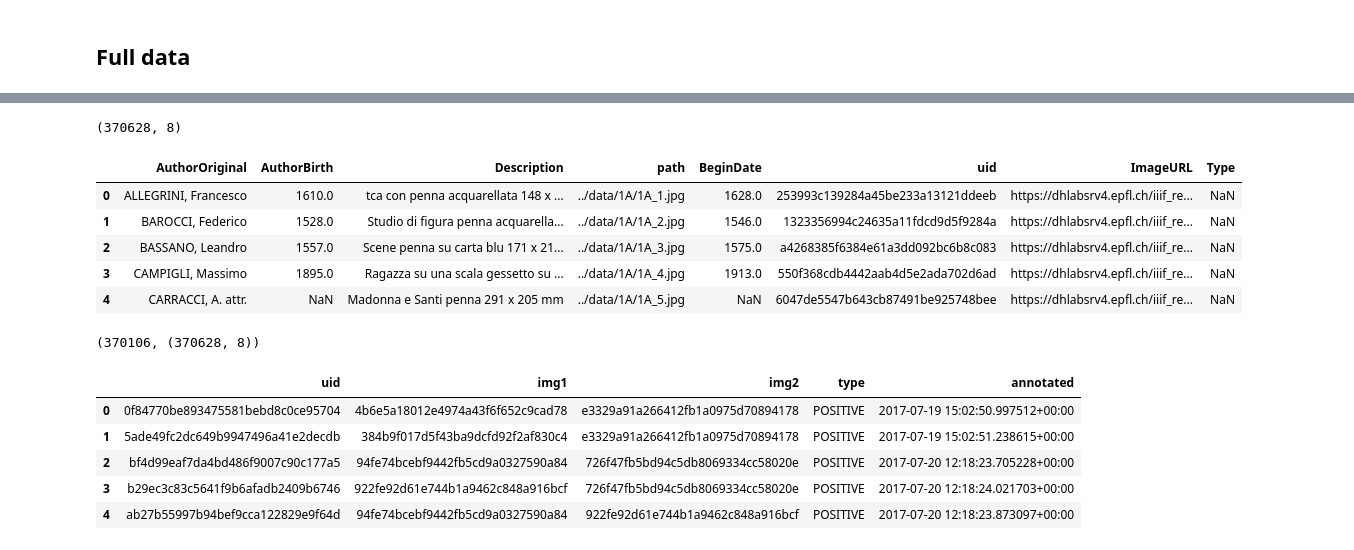
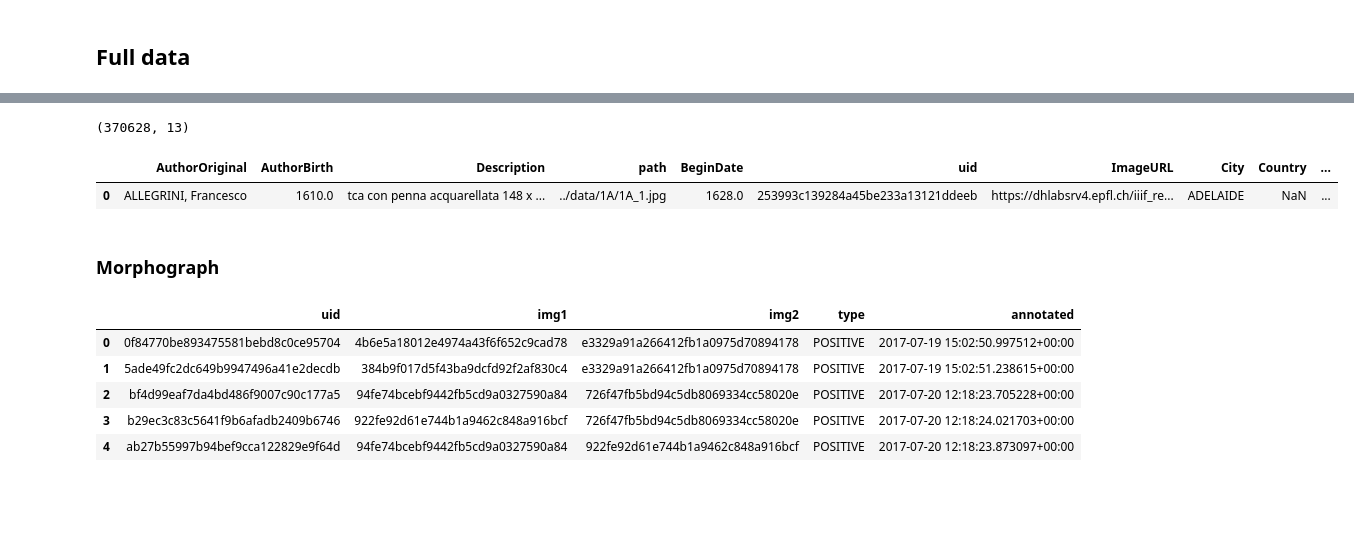
Before and after one commit to ludovicaschaerf/Cini_TDA, a Jupyter notebook: notebooks/Data.ipynb, the cells around one changed output, grey strips where cells are left out. Saved outputs shown, nothing was run; the diff lists cells and outputs as text; code cells hidden in the pictures; blank space fills up the shorter version.

Commit message:
new data preprocessing

```diff
--- a/notebooks/Data.ipynb
+++ b/notebooks/Data.ipynb
@@ -11,16 +11,11 @@ Stores the final deduplicated datasets and shows how the search can be done with
 
 import pandas as pd
 
-from torch import nn
 import torchvision.models as models
 from tqdm import tqdm
-import torch
 import pickle
 from glob import glob
-# from scipy import sparse
 import sys
-import os.path
-from sklearn import preprocessing
 from os import path
 
 
@@ -35,7 +30,8 @@ replica_dir = '/mnt/project_replica/datasets/cini/'
 wga_dir = '/mnt/project_replica/datasets/'
 
 
-path = '../data/'
+path = '../data/original/'
+path_2 = '../data/'
 data_dir = '../data/'
 replica_dir = '../data/'
 wga_dir = '../data/'
@@ -120,11 +85,12 @@ metadata_2['Description'] = metadata_2['o_metadata'].apply(lambda x: x['TITLE'])
 metadata_2['BeginDate'] = metadata_2['o_date_begin']
 metadata_2['ImageURL'] = metadata_2['o_metadata'].apply(lambda x: x['URL'])
 metadata_2['Type'] = metadata_2['o_metadata'].apply(lambda x: x['TYPE'])
+metadata_2['Country'] = metadata_2['o_metadata'].apply(lambda x: x['SCHOOL'])
 
 
 metadata_2['uid'] = metadata_2['uid'].astype(str).apply(lambda x: x.replace('-', ''))
 metadata_2['path'] = wga_dir + metadata_2['path']
 
-metadata_2 = metadata_2[['AuthorOriginal', 'AuthorBirth', 'Description', 'path', 'BeginDate', 'ImageURL', 'Type', 'uid',]]
+metadata_2 = metadata_2[['AuthorOriginal', 'AuthorBirth', 'Description', 'path', 'BeginDate', 'ImageURL', 'Type', 'Country', 'uid',]]
 metadata_2.head()
 # %% [output]
@@ -151,5 +102,0 @@ Name: Type, dtype: int64
-# %%
-le = preprocessing.LabelEncoder()
-
-metadata_2['TypeN'] = le.fit_transform(metadata_2['Type'])
-metadata_2.head()
@@ -163,2 +102,0 @@ metadata_2.head()
-# %%
-metadata_2 = metadata_2[metadata_2['path'].notnull()]
@@ -174,19 +103,12 @@ metadata_2[metadata_2['uid'] == 'fd08dd6652684417a7809bf727111d6f']
 # %%
-metadata_tot = pd.concat([metadata[['AuthorOriginal', 'AuthorBirth', 'Description', 'path', 'BeginDate', 'uid', 'ImageURL', ]],
-                          metadata_2[['AuthorOriginal', 'AuthorBirth', 'Description', 'path', 'BeginDate', 'uid', 'ImageURL', 'Type',]]], axis=0)
+metadata_tot = pd.concat([metadata[['AuthorOriginal', 'AuthorBirth', 'Description', 'path', 'BeginDate', 'uid', 'ImageURL', 'City',
+                                    'Country', 'AuthorBirthCity', 'AuthorDeathCity', 'Drawer']],
+                          metadata_2[['AuthorOriginal', 'AuthorBirth', 'Description', 'path', 'BeginDate', 'uid', 'ImageURL', 'Country', 'Type',]]], axis=0)
 print(metadata_tot.shape)
-metadata_tot.head()
+metadata_tot.head(1)
 # %% [output]
-(370628, 8)
+(370628, 13)
-|  | AuthorOriginal | AuthorBirth | Description | path | BeginDate | uid | ImageURL | Type |
-| 0 | ALLEGRINI, Francesco | 1610.0 | tca con penna acquarellata 148 x ... | ../data/1A/1A_1.jpg | 1628.0 | 253993c139284a45be233a13121ddeeb | https://dhlabsrv4.epfl.ch/iiif_re... | NaN |
-| 1 | BAROCCI, Federico | 1528.0 | Studio di figura penna acquarella... | ../data/1A/1A_2.jpg | 1546.0 | 1323356994c24635a11fdcd9d5f9284a | https://dhlabsrv4.epfl.ch/iiif_re... | NaN |
-| 2 | BASSANO, Leandro | 1557.0 | Scene penna su carta blu 171 x 21... | ../data/1A/1A_3.jpg | 1575.0 | a4268385f6384e61a3dd092bc6b8c083 | https://dhlabsrv4.epfl.ch/iiif_re... | NaN |
-| 3 | CAMPIGLI, Massimo | 1895.0 | Ragazza su una scala gessetto su ... | ../data/1A/1A_4.jpg | 1913.0 | 550f368cdb4442aab4d5e2ada702d6ad | https://dhlabsrv4.epfl.ch/iiif_re... | NaN |
-| 4 | CARRACCI, A. attr. | NaN | Madonna e Santi penna 291 x 205 mm | ../data/1A/1A_5.jpg | NaN | 6047de5547b643cb87491be925748bee | https://dhlabsrv4.epfl.ch/iiif_re... | NaN |
+|  | AuthorOriginal | AuthorBirth | Description | path | BeginDate | uid | ImageURL | City | Country | ... |
+| 0 | ALLEGRINI, Francesco | 1610.0 | tca con penna acquarellata 148 x ... | ../data/1A/1A_1.jpg | 1628.0 | 253993c139284a45be233a13121ddeeb | https://dhlabsrv4.epfl.ch/iiif_re... | ADELAIDE | NaN | ... |
-# %%
-metadata_tot['uid'].nunique(), metadata_tot.shape
-# %% [output]
-(370106, (370628, 8))
 # %%
 # dropping duplicates
@@ -194,2 +115,4 @@ metadata_tot['uid'].nunique(), metadata_tot.shape
 metadata_tot = metadata_tot.groupby('uid').first().reset_index()
+# %% [markdown]
+### Morphograph
 # %%
```
Also changed, not shown: parts of 80 cells of this notebook.
